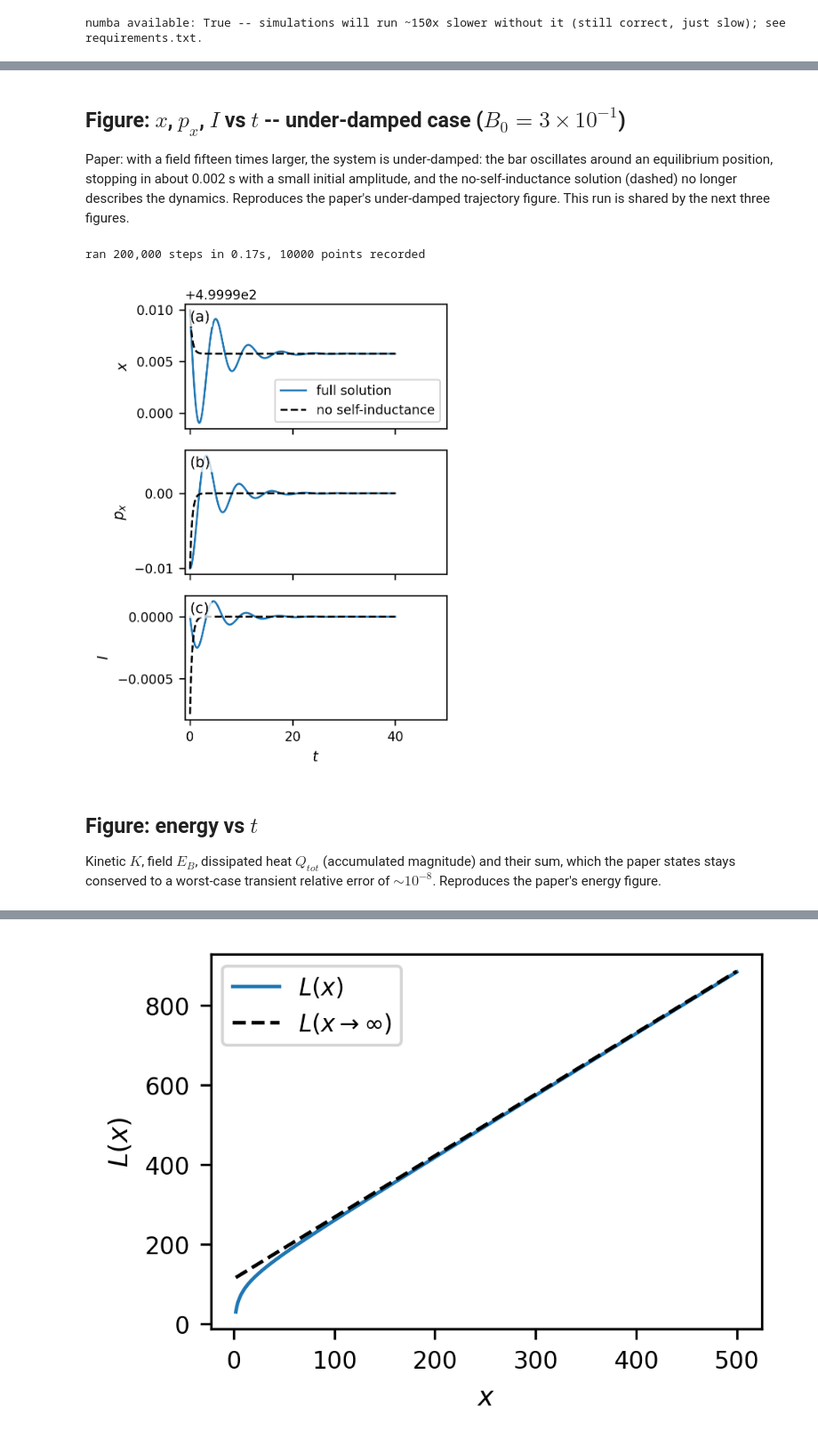
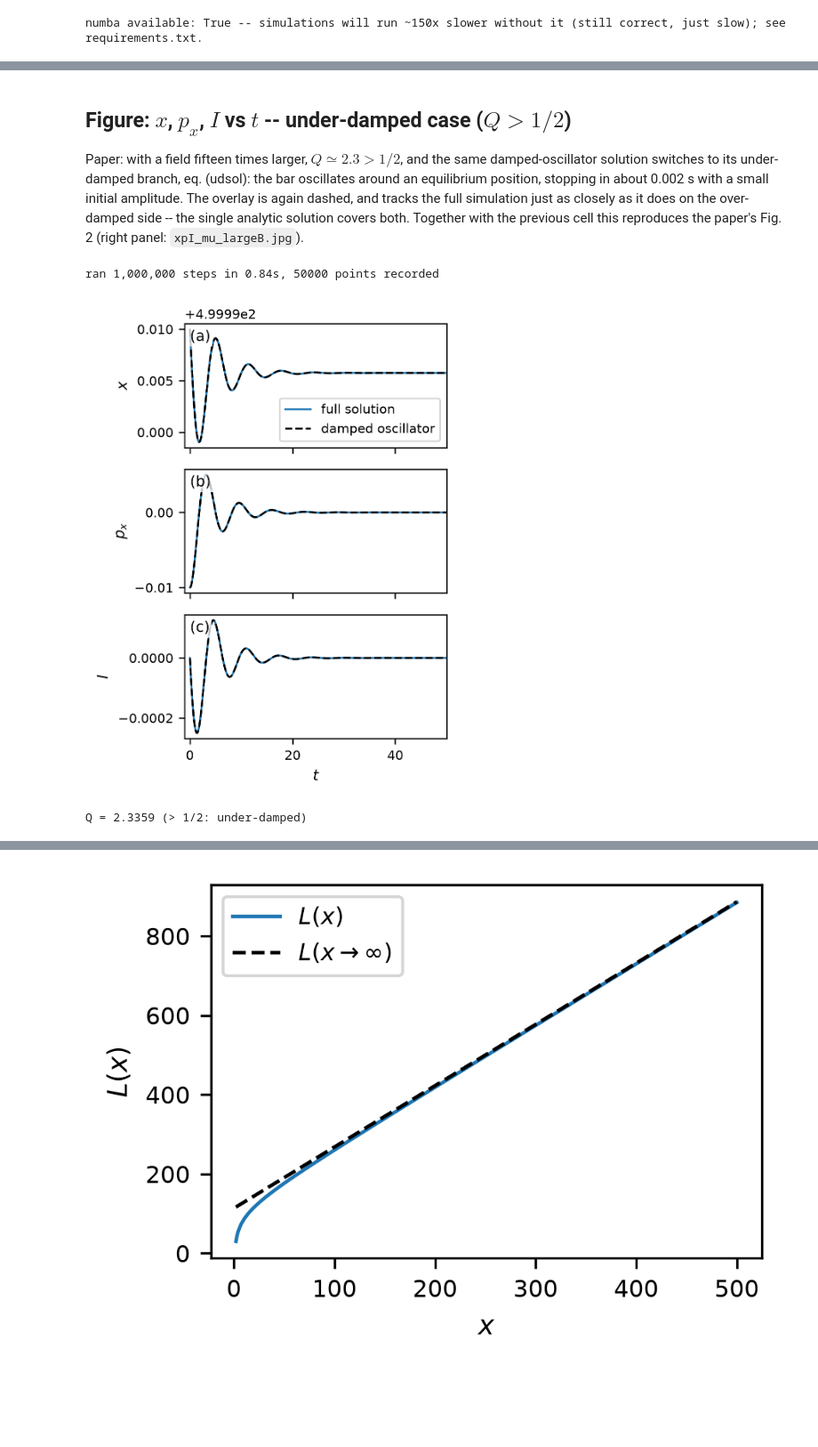
Before and after one commit to calvar/suppl2, a Jupyter notebook: notebook1_numerical_experiments.ipynb, the cells around one changed output, grey strips where cells are left out. Shown at 89% size. Drawn from its saved outputs; the diff is of its cells as text; code cells hidden in the pictures; blank space fills up the shorter version.

```diff
--- a/notebook1_numerical_experiments.ipynb
+++ b/notebook1_numerical_experiments.ipynb
@@ -46,13 +52,24 @@ this flag.
 # %%
-FULL_RESOLUTION = False  # set True to reproduce the paper's figures exactly
+import os
+
+FULL_RESOLUTION = _jit.HAVE_NUMBA  # True reproduces (and saves) the paper's figures exactly
 
 # Paper defaults, Section "Results": mu0=1, l=100, x0=500, p0=-1e-2, dt=2e-4
 l, x0, p0, mu, dt, rho = 100.0, 500.0, -1.e-2, 1.0, 2.e-4, 1.0
 
 N_NORMAL = 4_000_000 if FULL_RESOLUTION else 200_000   # over-damped trajectory figure
-N_LARGE  = 1_000_000 if FULL_RESOLUTION else 200_000    # under-damped, energy, force-fit
+N_LARGE  = 1_000_000 if FULL_RESOLUTION else 200_000   # under-damped trajectory figure
 N_PRINT_NORMAL = 400 if FULL_RESOLUTION else 200
 N_PRINT_LARGE  = 20
 
-print(f"FULL_RESOLUTION={FULL_RESOLUTION}: N_NORMAL={N_NORMAL:,}  N_LARGE={N_LARGE:,}")
+# Figures are saved only at full resolution, under the paper's file names.
+FIG_DIR = 'figures'
+if FULL_RESOLUTION:
+    os.makedirs(FIG_DIR, exist_ok=True)
+
+def fig_path(name):
+    return os.path.join(FIG_DIR, name) if FULL_RESOLUTION else None
+
+print(f"FULL_RESOLUTION={FULL_RESOLUTION}: N_NORMAL={N_NORMAL:,}  N_LARGE={N_LARGE:,}",
+      f"-- saving figures to {FIG_DIR}/" if FULL_RESOLUTION else "-- figures not saved")
 # %% [output]
@@ -92,37 +114,33 @@ total distance moved = 0.332783  (reduced units, d=1)
 # %% [markdown]
-## Figure: $x$, $p_x$, $I$ vs $t$ -- under-damped case ($B_0=3\times10^{-1}$)
+## Figure: $x$, $p_x$, $I$ vs $t$ -- under-damped case ($Q>1/2$)
 
-Paper: with a field fifteen times larger, the system is under-damped: the
-bar oscillates around an equilibrium position, stopping in about
-0.002 s with a small initial amplitude, and the no-self-inductance
-solution (dashed) no longer describes the dynamics. Reproduces the
-paper's under-damped trajectory figure. This run is shared by the next
-three figures.
+Paper: with a field fifteen times larger, $Q\simeq2.3>1/2$, and the same
+damped-oscillator solution switches to its under-damped branch,
+eq. (udsol): the bar oscillates around an equilibrium position, stopping
+in about 0.002 s with a small initial amplitude. The overlay is again
+dashed, and tracks the full simulation just as closely as it does on the
+over-damped side -- the single analytic solution covers both. Together
+with the previous cell this reproduces the paper's Fig. 2 (right panel:
+`xpI_mu_largeB.jpg`).
 # %%
 t0 = time.time()
 B_large = 0.3
 x_l, p_l, I_l, F_l, K_l, Eb_l, Q_l = dynamics.verlet_integrate(
     x0, p0, l, B_large, rho, dt, N_LARGE, N_PRINT_LARGE)
 x_l, p_l, I_l = np.array(x_l), np.array(p_l), np.array(I_l)
 t_l = N_PRINT_LARGE * dt * np.arange(len(x_l))
-F_l = np.array(F_l[:len(t_l)])
-Ftot_l = F_l[:, 0] + F_l[:, 1]
-K_l, Eb_l, Q_l = np.array(K_l), np.array(Eb_l), np.array(Q_l)
 print(f"ran {N_LARGE:,} steps in {time.time()-t0:.2f}s, {len(x_l)} points recorded")
 
-x_model_l = models.x_pos0(t_l, x0, p0, B_large, rho, l)
-p_model_l = models.p_pos0(t_l, p0, B_large, rho, l, x0)
-I_model_l = models.I_pos0(t_l, p0, B_large, rho, l, x0)
+x_model_l, p_model_l, I_model_l = models.damped_oscillator(
+    t_l, x0, p0, B_large, rho, l)
 
-fig = figures.plot_xpI(t_l, x_l, p_l, I_l, x_model_l, p_model_l, I_model_l, xlim=(-1, 50))
+fig = figures.plot_xpI(t_l, x_l, p_l, I_l, x_model_l, p_model_l, I_model_l,
+                       xlim=(-1, 50), save_path=fig_path('xpI_mu_largeB.jpg'))
 plt.show()
+
+Q_large = models.quality_factor(l, x0, B_large, rho)
+print(f"Q = {Q_large:.4f} (> 1/2: under-damped)")
 # %% [output]
-ran 200,000 steps in 0.17s, 10000 points recorded
+ran 1,000,000 steps in 0.84s, 50000 points recorded
-[figure, old version]
+[figure, new version]
+Q = 2.3359 (> 1/2: under-damped)
-# %% [markdown]
-## Figure: energy vs $t$
-
-Kinetic $K$, field $E_B$, dissipated heat $Q_{tot}$ (accumulated
-magnitude) and their sum, which the paper states stays conserved to a
-worst-case transient relative error of $\sim10^{-8}$. Reproduces the paper's energy
-figure.
```
Also changed, not shown: parts of 19 cells of this notebook, 11 other files.
